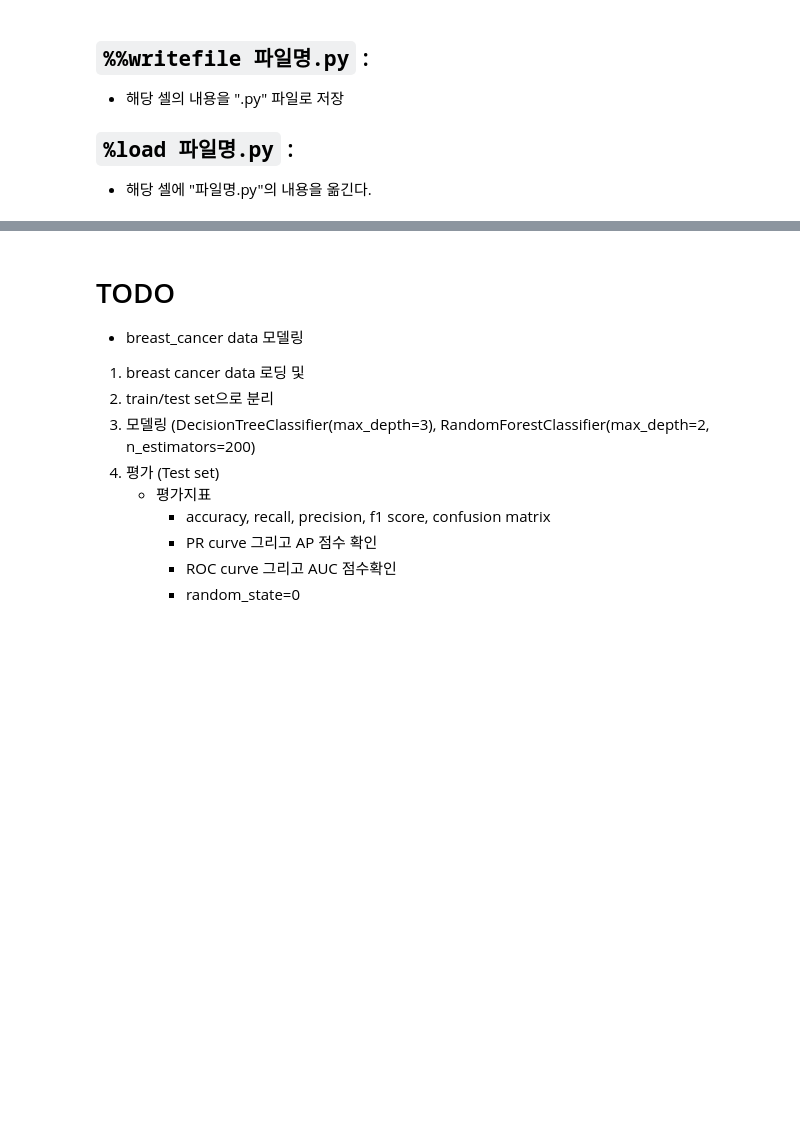
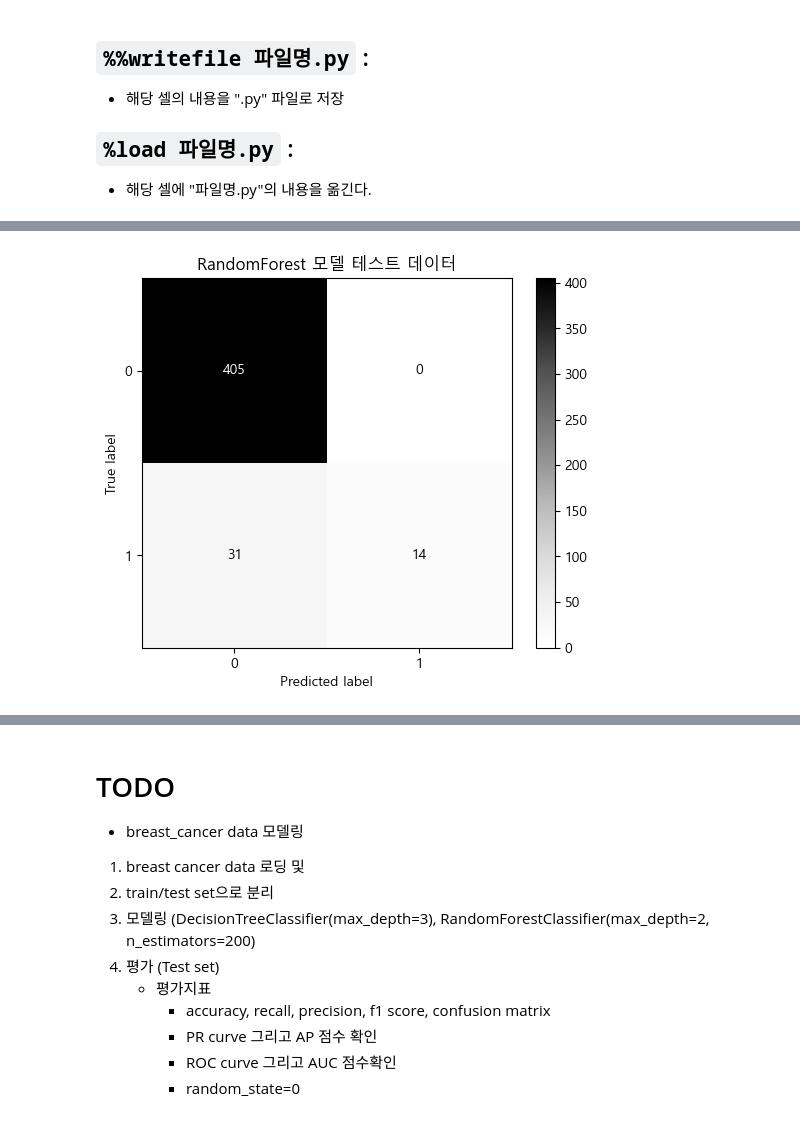
Before and after one commit to aaingyunii/Bootcamp_ML, a Jupyter notebook: 230705-6_ML_05/230705-6_ML_review.ipynb, the cells around one changed output, grey strips where cells are left out. Saved outputs shown, nothing was run; the diff lists cells and outputs as text; code cells hidden in the pictures; blank space fills up the shorter version.

```diff
--- a/230705-6_ML_05/230705-6_ML_review.ipynb
+++ b/230705-6_ML_05/230705-6_ML_review.ipynb
@@ -64,0 +370,4 @@ X_train.shape, X_test.shape
+# %%
+my_func.plot_confusion_matrix(y_test, pred_test_rfc, "RandomForest 모델 테스트 데이터")
+# %% [output]
+[figure, added]
```
Also changed, not shown: parts of 57 cells of this notebook, 1 other file.
